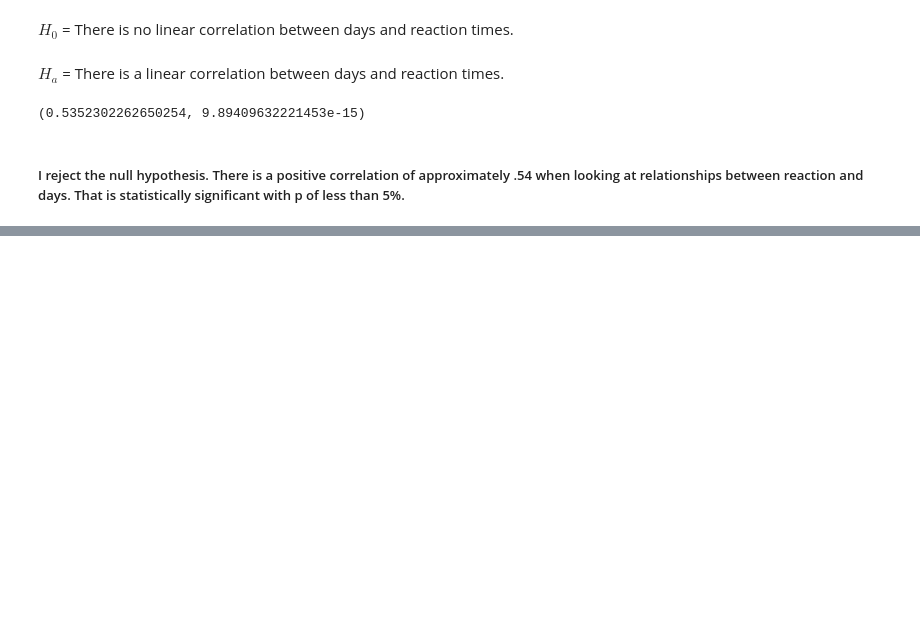
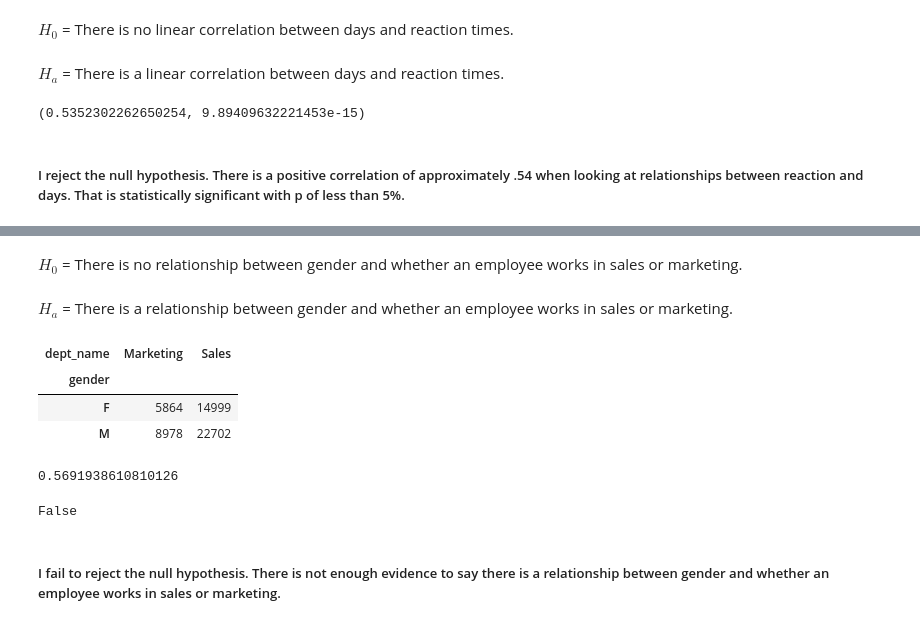
Before and after one commit to AndrewRachuig/statistics-exercises, a Jupyter notebook: hypothesis_testing.ipynb, the cells around one changed output, grey strips where cells are left out. Cells and saved outputs as stored; diff of their text form; code cells hidden in the pictures; blank space fills up the shorter version.

```diff
--- a/hypothesis_testing.ipynb
+++ b/hypothesis_testing.ipynb
@@ -551,0 +679,23 @@ r, p
+# %% [markdown]
+$H_{0}$ = There is no relationship between gender and whether an employee works in sales or marketing.
+# %% [markdown]
+$H_{a}$ = There is a relationship between gender and whether an employee works in sales or marketing.
+# %%
+observed = pd.crosstab(gender_depts.gender, gender_depts.dept_name)
+observed
+# %% [output]
+| dept_name | Marketing | Sales |
+| gender |  |  |
+| F | 5864 | 14999 |
+| M | 8978 | 22702 |
+# %%
+chi2, p, degf, expected = stats.chi2_contingency(observed)
+p
+# %% [output]
+0.5691938610810126
+# %%
+p < alpha
+# %% [output]
+False
+# %% [markdown]
+##### I fail to reject the null hypothesis.  There is not enough evidence to say there is a relationship between gender and whether an employee works in sales or marketing.
```
Also changed, not shown: parts of 35 cells of this notebook.
